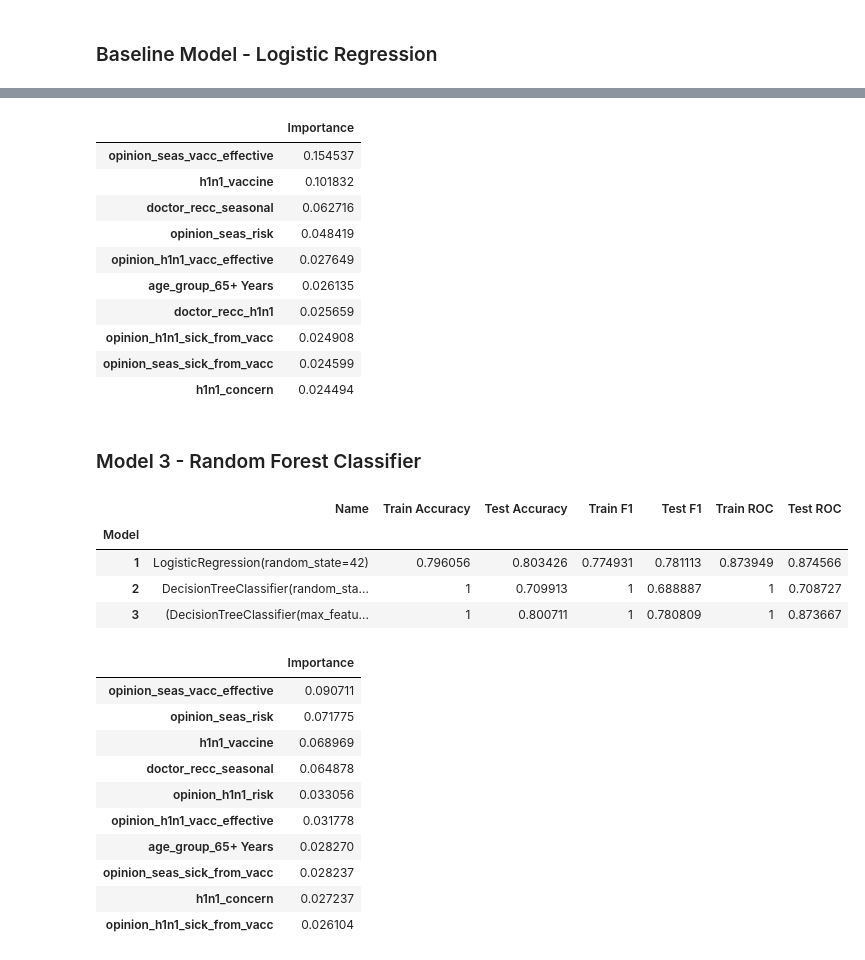
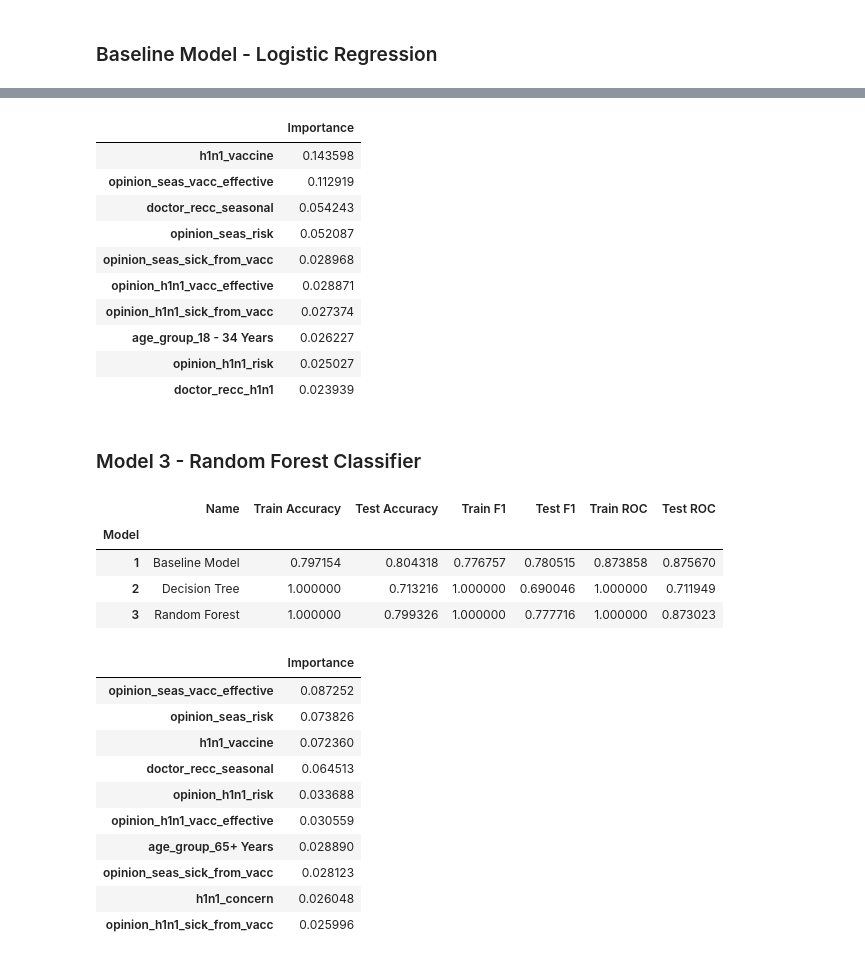
Before and after one commit to pmjustafort/flushotlearning, a Jupyter notebook: index.ipynb, the cells around one changed output, grey strips where cells are left out. Drawn from its saved outputs; the diff is of its cells as text; code cells hidden in the pictures.

```diff
--- a/index.ipynb
+++ b/index.ipynb
@@ -189,7 +203,7 @@ X = train_df_encoded.drop(columns=target)
 y = train_df_encoded[target]
 
 seed = 42 # For reproducability
-test_size = .4
+test_size = .3 # 30% of our data will be in the validation set
 
 X_train, X_test, y_train, y_test = train_test_split(X, y, random_state=seed, test_size=test_size)
 
@@ -238,11 +252,11 @@ To streamline this process, we'll bundle these steps into a pipeline. And to kee
 # %%
 from sklearn.pipeline import Pipeline
 from sklearn.preprocessing import StandardScaler
-from sklearn.metrics import roc_auc_score, roc_curve, accuracy_score, f1_score
+from sklearn.metrics import roc_auc_score, plot_roc_curve, accuracy_score, f1_score
 
 def run_pipeline(pipeline, stats_df, X_train, X_test, y_train, y_test, index):
     # Fit pipeline
-    pipeline.fit(X=X_train, y=y_train)
+    pipeline.fit(X_train, y_train)
 
     # Predict and evaluate on training data
     y_train_pred = pipeline.predict(X_train)
@@ -259,7 +273,7 @@ def run_pipeline(pipeline, stats_df, X_train, X_test, y_train, y_test, index):
     test_auc = roc_auc_score(y_test, y_test_pred_proba)
 
     stats = {
-        'Name': list(pipeline.named_steps.values())[1],
+        'Name': list(pipeline.named_steps.keys())[1],
         'Train Accuracy': train_accuracy,
         'Test Accuracy': test_accuracy,
         'Train F1': train_f1,
@@ -286,7 +300,7 @@ stats_df.index.name = 'Model'
 # %%
 from sklearn.linear_model import LogisticRegression
 
-model_name_1 = 'baseline_model'
+model_name_1 = 'Baseline Model'
 
 base_pipeline = Pipeline([
         ('standard_scaler', StandardScaler()),
@@ -338,7 +357,7 @@ baseline_coefs[:10]
 # %%
 from sklearn.tree import DecisionTreeClassifier
 
-model_name_2 = 'decision_tree'
+model_name_2 = 'Decision Tree'
 
 dt_pipeline = Pipeline([
     ('standard_scaler', StandardScaler()),
@@ -378,38 +397,38 @@ dt_fi = dt_fi.rename(
 dt_fi[:10]
 # %% [output]
 |  | Importance |
-| opinion_seas_vacc_effective | 0.154537 |
-| h1n1_vaccine | 0.101832 |
-| doctor_recc_seasonal | 0.062716 |
-| opinion_seas_risk | 0.048419 |
-| opinion_h1n1_vacc_effective | 0.027649 |
-| age_group_65+ Years | 0.026135 |
-| doctor_recc_h1n1 | 0.025659 |
-| opinion_h1n1_sick_from_vacc | 0.024908 |
-| opinion_seas_sick_from_vacc | 0.024599 |
-| h1n1_concern | 0.024494 |
+| h1n1_vaccine | 0.143598 |
+| opinion_seas_vacc_effective | 0.112919 |
+| doctor_recc_seasonal | 0.054243 |
+| opinion_seas_risk | 0.052087 |
+| opinion_seas_sick_from_vacc | 0.028968 |
+| opinion_h1n1_vacc_effective | 0.028871 |
+| opinion_h1n1_sick_from_vacc | 0.027374 |
+| age_group_18 - 34 Years | 0.026227 |
+| opinion_h1n1_risk | 0.025027 |
+| doctor_recc_h1n1 | 0.023939 |
 # %% [markdown]
 ### Model 3 - Random Forest Classifier
 # %%
 from sklearn.ensemble import RandomForestClassifier
 
-model_name_3 = 'rf'
+model_name_3 = 'Random Forest'
 
 rf_pipeline = Pipeline([
     ('standard_scaler', StandardScaler()),
     (model_name_3, RandomForestClassifier(random_state=seed))
 ])
 
 pipelines[model_name_3] = rf_pipeline
 
 stats_df = run_pipeline(pipelines[model_name_3], stats_df, X_train, X_test, y_train, y_test, 3)
 stats_df
 # %% [output]
 |  | Name | Train Accuracy | Test Accuracy | Train F1 | Test F1 | Train ROC | Test ROC |
 | Model |  |  |  |  |  |  |  |
-| 1 | LogisticRegression(random_state=42) | 0.796056 | 0.803426 | 0.774931 | 0.781113 | 0.873949 | 0.874566 |
-| 2 | DecisionTreeClassifier(random_sta... | 1 | 0.709913 | 1 | 0.688887 | 1 | 0.708727 |
-| 3 | (DecisionTreeClassifier(max_featu... | 1 | 0.800711 | 1 | 0.780809 | 1 | 0.873667 |
+| 1 | Baseline Model | 0.797154 | 0.804318 | 0.776757 | 0.780515 | 0.873858 | 0.875670 |
+| 2 | Decision Tree | 1.000000 | 0.713216 | 1.000000 | 0.690046 | 1.000000 | 0.711949 |
+| 3 | Random Forest | 1.000000 | 0.799326 | 1.000000 | 0.777716 | 1.000000 | 0.873023 |
 # %%
 rf_fi = pd.DataFrame(
     pipelines[model_name_3].named_steps[model_name_3].feature_importances_,
@@ -425,13 +444,13 @@ rf_fi = rf_fi.rename(
 rf_fi[:10]
 # %% [output]
 |  | Importance |
-| opinion_seas_vacc_effective | 0.090711 |
-| opinion_seas_risk | 0.071775 |
-| h1n1_vaccine | 0.068969 |
-| doctor_recc_seasonal | 0.064878 |
-| opinion_h1n1_risk | 0.033056 |
-| opinion_h1n1_vacc_effective | 0.031778 |
-| age_group_65+ Years | 0.028270 |
-| opinion_seas_sick_from_vacc | 0.028237 |
-| h1n1_concern | 0.027237 |
-| opinion_h1n1_sick_from_vacc | 0.026104 |
+| opinion_seas_vacc_effective | 0.087252 |
+| opinion_seas_risk | 0.073826 |
+| h1n1_vaccine | 0.072360 |
+| doctor_recc_seasonal | 0.064513 |
+| opinion_h1n1_risk | 0.033688 |
+| opinion_h1n1_vacc_effective | 0.030559 |
+| age_group_65+ Years | 0.028890 |
+| opinion_seas_sick_from_vacc | 0.028123 |
+| h1n1_concern | 0.026048 |
+| opinion_h1n1_sick_from_vacc | 0.025996 |
```
Also changed, not shown: parts of 10 cells of this notebook.
